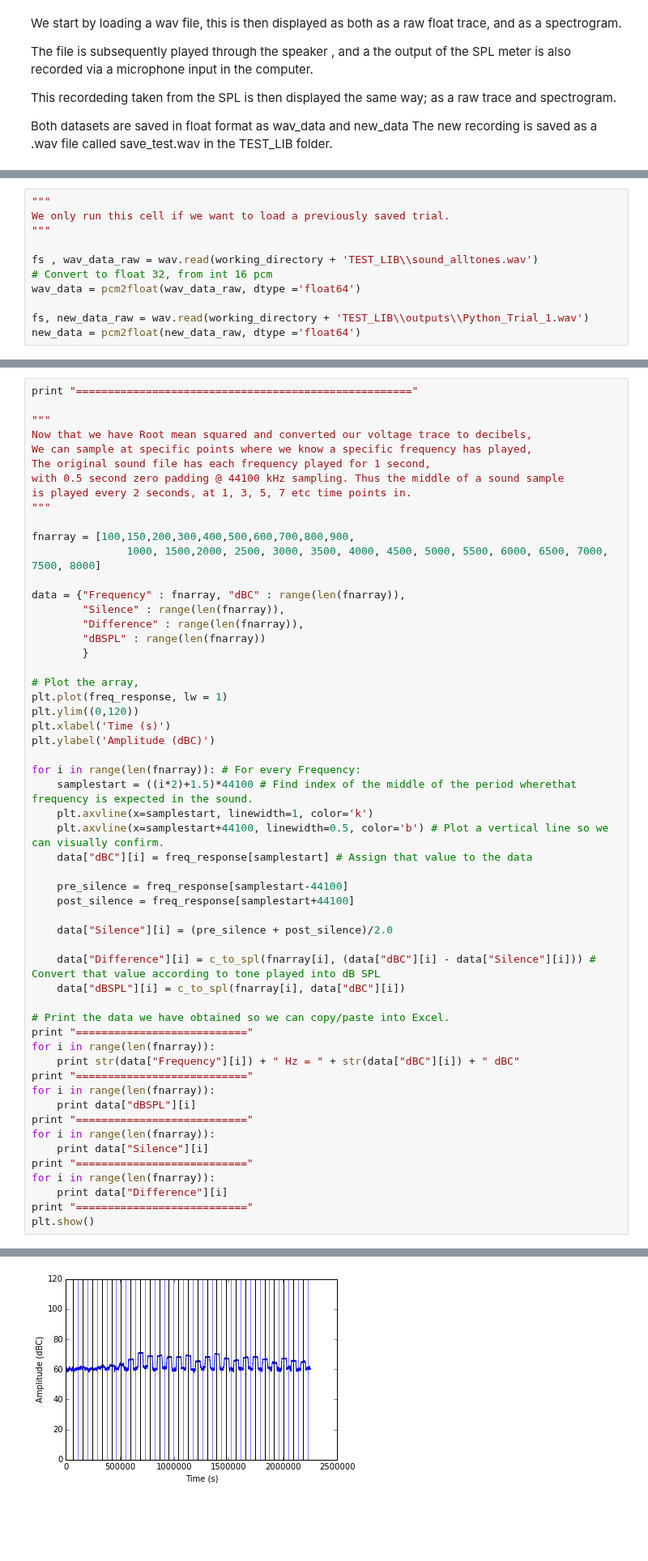
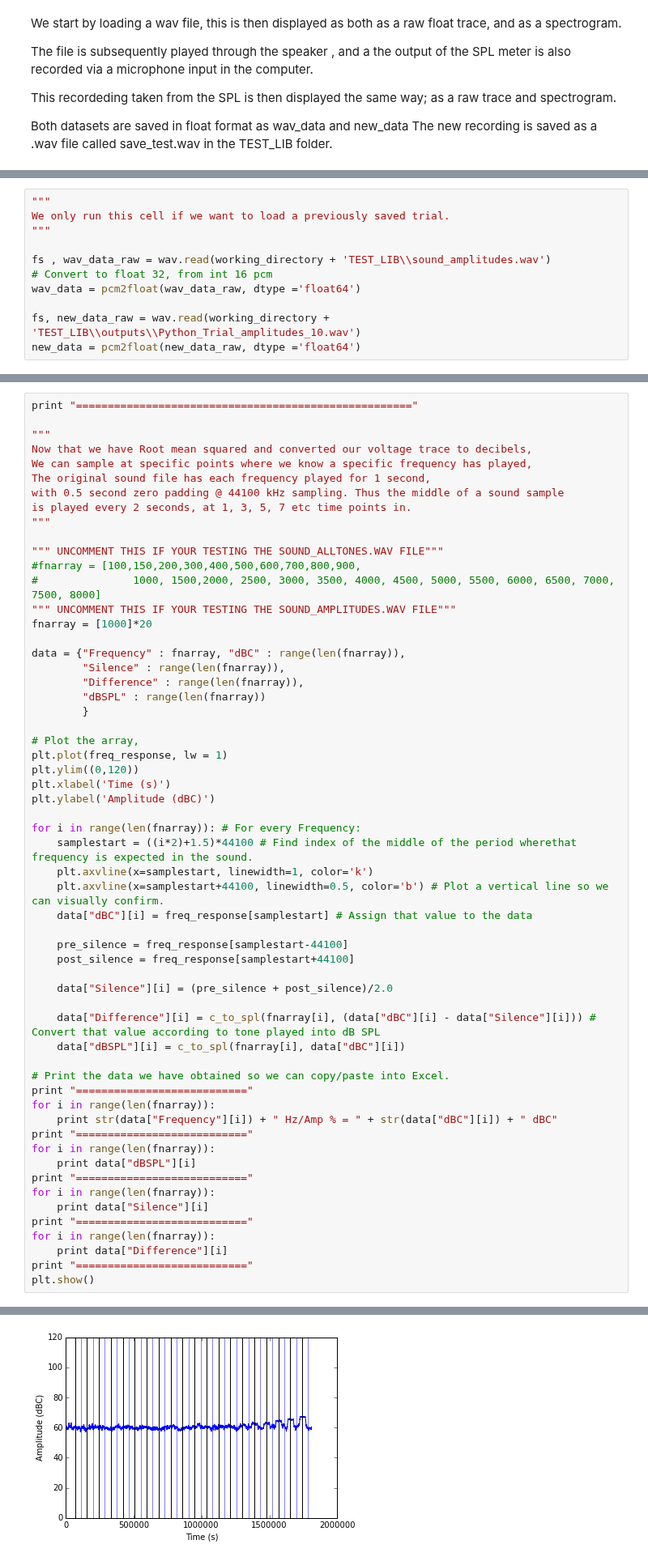
Before and after one commit to BirdMI-UniversityofAuckland/MichaelSandbox, a Jupyter notebook: MicSpeakerPro/SPL_meter_testing.ipynb, the cells around one changed output, grey strips where cells are left out. Shown at 81% size. Saved outputs shown, nothing was run; the diff lists cells and outputs as text; blank space fills up the shorter version.

Commit message:
Updated re experiment
The version used in tests 21st Oct Wednesday morning, and 10th Tuesday

```diff
--- a/MicSpeakerPro/SPL_meter_testing.ipynb
+++ b/MicSpeakerPro/SPL_meter_testing.ipynb
@@ -79,11 +82,11 @@ KeyboardInterrupt:
 We only run this cell if we want to load a previously saved trial.
 """
 
-fs , wav_data_raw = wav.read(working_directory + 'TEST_LIB\\sound_alltones.wav')
+fs , wav_data_raw = wav.read(working_directory + 'TEST_LIB\\sound_amplitudes.wav')
 # Convert to float 32, from int 16 pcm
 wav_data = pcm2float(wav_data_raw, dtype ='float64')
 
-fs, new_data_raw = wav.read(working_directory + 'TEST_LIB\\outputs\\Python_Trial_1.wav')
+fs, new_data_raw = wav.read(working_directory + 'TEST_LIB\\outputs\\Python_Trial_amplitudes_10.wav')
 new_data = pcm2float(new_data_raw, dtype ='float64')
 # %%
 print "Converting input into dB using a FAST response..."
@@ -116,8 +119,11 @@ with 0.5 second zero padding @ 44100 kHz sampling. Thus the middle of a sound sa
 is played every 2 seconds, at 1, 3, 5, 7 etc time points in.
 """
 
-fnarray = [100,150,200,300,400,500,600,700,800,900,
-               1000, 1500,2000, 2500, 3000, 3500, 4000, 4500, 5000, 5500, 6000, 6500, 7000, 7500, 8000]
+""" UNCOMMENT THIS IF YOUR TESTING THE SOUND_ALLTONES.WAV FILE"""
+#fnarray = [100,150,200,300,400,500,600,700,800,900,
+#               1000, 1500,2000, 2500, 3000, 3500, 4000, 4500, 5000, 5500, 6000, 6500, 7000, 7500, 8000]
+""" UNCOMMENT THIS IF YOUR TESTING THE SOUND_AMPLITUDES.WAV FILE"""
+fnarray = [1000]*20
 
 data = {"Frequency" : fnarray, "dBC" : range(len(fnarray)),
         "Silence" : range(len(fnarray)),
@@ -148,7 +154,7 @@ for i in range(len(fnarray)): # For every Frequency:
 # Print the data we have obtained so we can copy/paste into Excel.
 print "==========================="
 for i in range(len(fnarray)):
-    print str(data["Frequency"][i]) + " Hz = " + str(data["dBC"][i]) + " dBC"
+    print str(data["Frequency"][i]) + " Hz/Amp % = " + str(data["dBC"][i]) + " dBC"
 print "==========================="
 for i in range(len(fnarray)):
     print data["dBSPL"][i]
@@ -180,5 +186,5 @@ plt.show()
 ===========================
-[figure, old version]
+[figure, new version]
 # %% [markdown]
 # METHODS / DEFINITIONS only beyond this point...
 # %%
```
Also changed, not shown: parts of 6 cells of this notebook.
